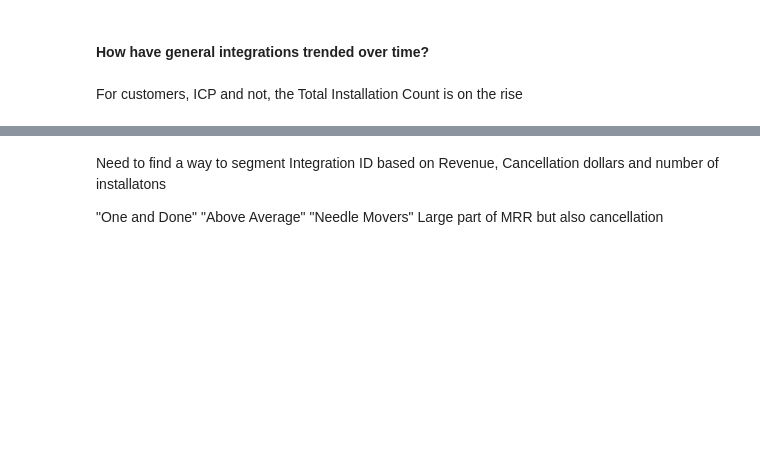
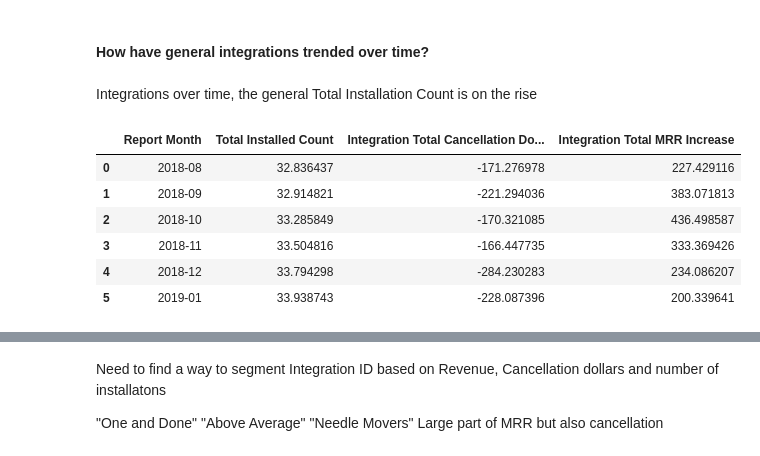
Before and after one commit to Sricha02/Study, a Jupyter notebook: Case_Study.ipynb, the cells around one changed output, grey strips where cells are left out. Cells and saved outputs as stored; diff of their text form; code cells hidden in the pictures; blank space fills up the shorter version.

```diff
--- a/Case_Study.ipynb
+++ b/Case_Study.ipynb
@@ -175,5 +159,16 @@ hcm.head(100)
 # %% [markdown]
 #### How have general integrations trended over time?
 # %% [markdown]
-For customers, ICP and not, the Total Installation Count is on the rise
+ Integrations over time, the general Total Installation Count is on the rise
+# %%
+iot=ie.groupby(['Report Month'])['Total Installed Count','Integration Total Cancellation Dollars','Integration Total MRR Increase'].mean()
+iot.reset_index()
+# %% [output]
+|  | Report Month | Total Installed Count | Integration Total Cancellation Do... | Integration Total MRR Increase |
+| 0 | 2018-08 | 32.836437 | -171.276978 | 227.429116 |
+| 1 | 2018-09 | 32.914821 | -221.294036 | 383.071813 |
+| 2 | 2018-10 | 33.285849 | -170.321085 | 436.498587 |
+| 3 | 2018-11 | 33.504816 | -166.447735 | 333.369426 |
+| 4 | 2018-12 | 33.794298 | -284.230283 | 234.086207 |
+| 5 | 2019-01 | 33.938743 | -228.087396 | 200.339641 |
 # %%
```
Also changed, not shown: parts of 30 cells of this notebook, 7 other files.
